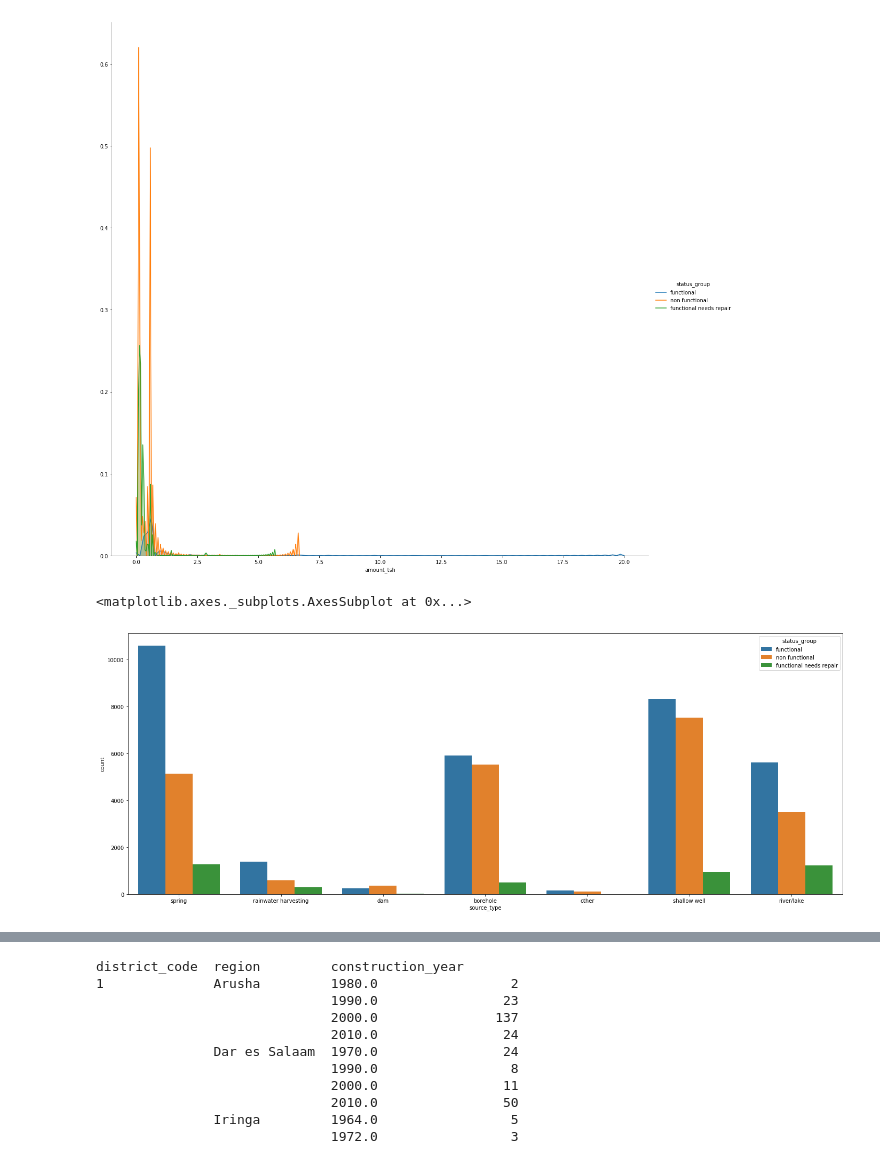
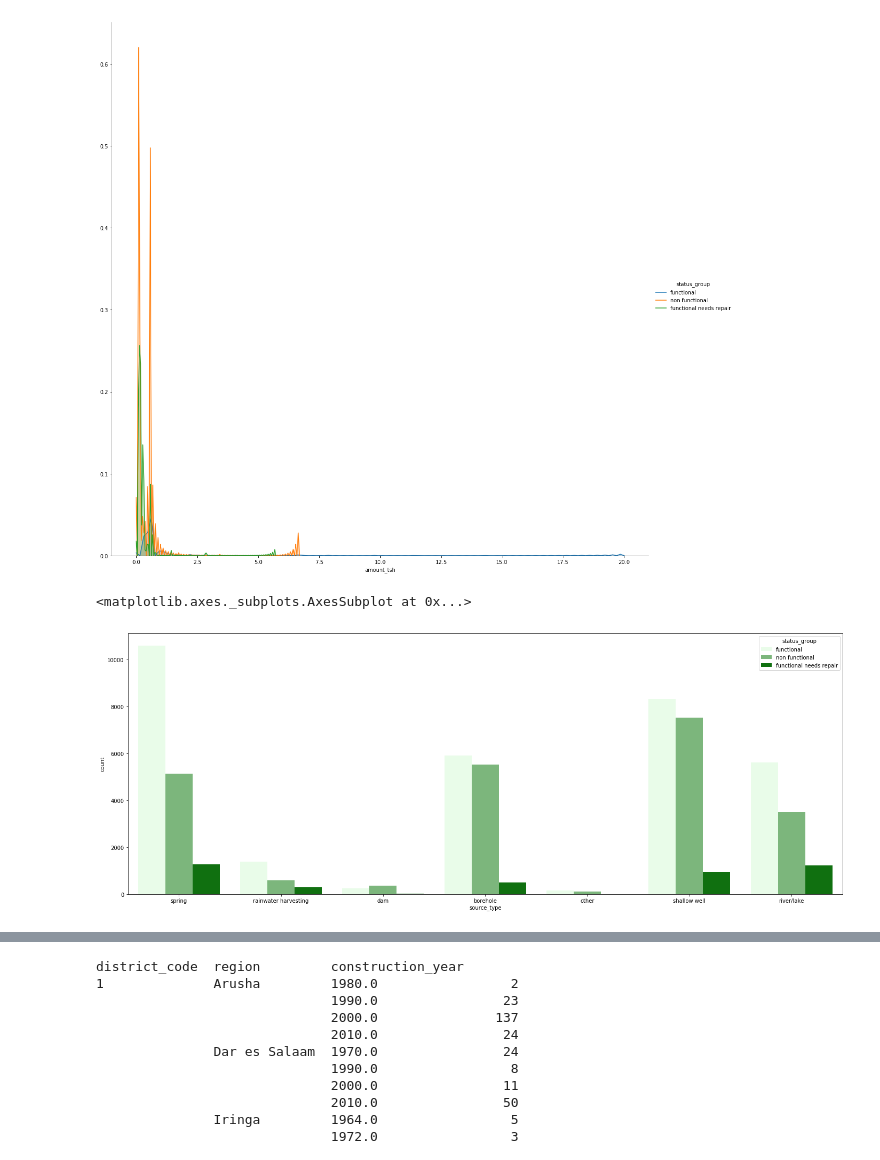
Before and after one commit to cedricmart8/projet_ia_thewatertable, a Jupyter notebook: data_visualisation_and_cleaning.ipynb, the cells around one changed output, grey strips where cells are left out. Saved outputs shown, nothing was run; the diff lists cells and outputs as text; code cells hidden in the pictures.

```diff
--- a/data_visualisation_and_cleaning.ipynb
+++ b/data_visualisation_and_cleaning.ipynb
@@ -244,10 +243,9 @@ sns.countplot(data=data,x='public_meeting',hue='status_group')
 [figure]
 # %%
 plt.figure(figsize=(24, 9))
-
-sns.countplot(data=data,x='source_type',hue='status_group')
+sns.countplot(data=data,x='source_type',hue='status_group', color='green')
 # %% [output]
 <matplotlib.axes._subplots.AxesSubplot at 0x...>
-[figure, old version]
+[figure, new version]
 # %%
 plt.figure(figsize=(24, 9))
```
Also changed, not shown: parts of 16 cells of this notebook, 6 other files.
